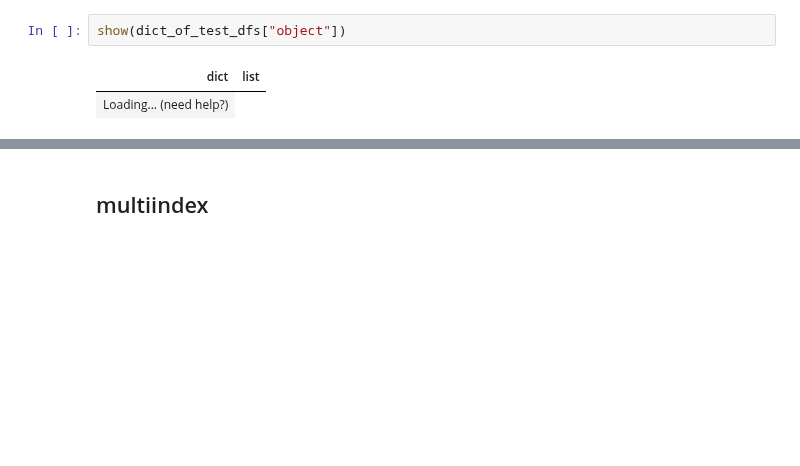
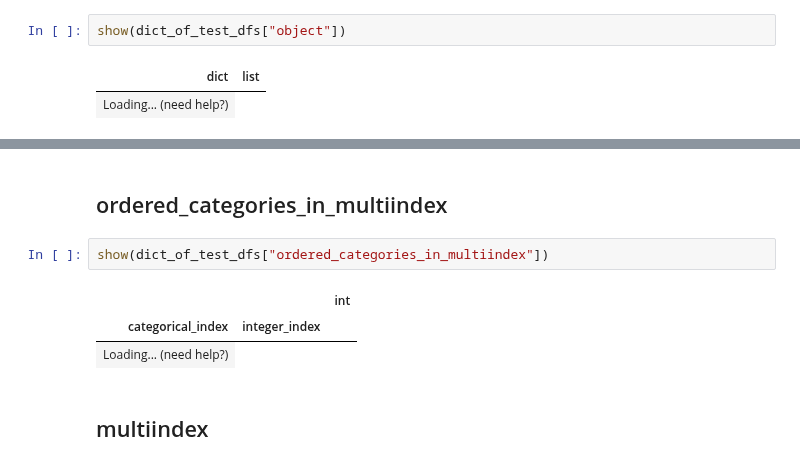
Before and after one commit to winvictorty/itables, a Jupyter notebook: _sources/sample_dataframes.ipynb, the cells around one changed output, grey strips where cells are left out. Cells and saved outputs as stored; diff of their text form; blank space fills up the shorter version.

```diff
--- a/_sources/sample_dataframes.ipynb
+++ b/_sources/sample_dataframes.ipynb
@@ -77,3 +85,11 @@ show(dict_of_test_dfs["object"])
+# %% [markdown]
+## ordered_categories_in_multiindex
+# %%
+show(dict_of_test_dfs["ordered_categories_in_multiindex"])
+# %% [output]
+|  |  | int |
+| categorical_index | integer_index |  |
+| Loading... (need help?) |
 # %% [markdown]
 ## multiindex
 # %%
```
Also changed, not shown: parts of 2 cells of this notebook, 11 other files.
